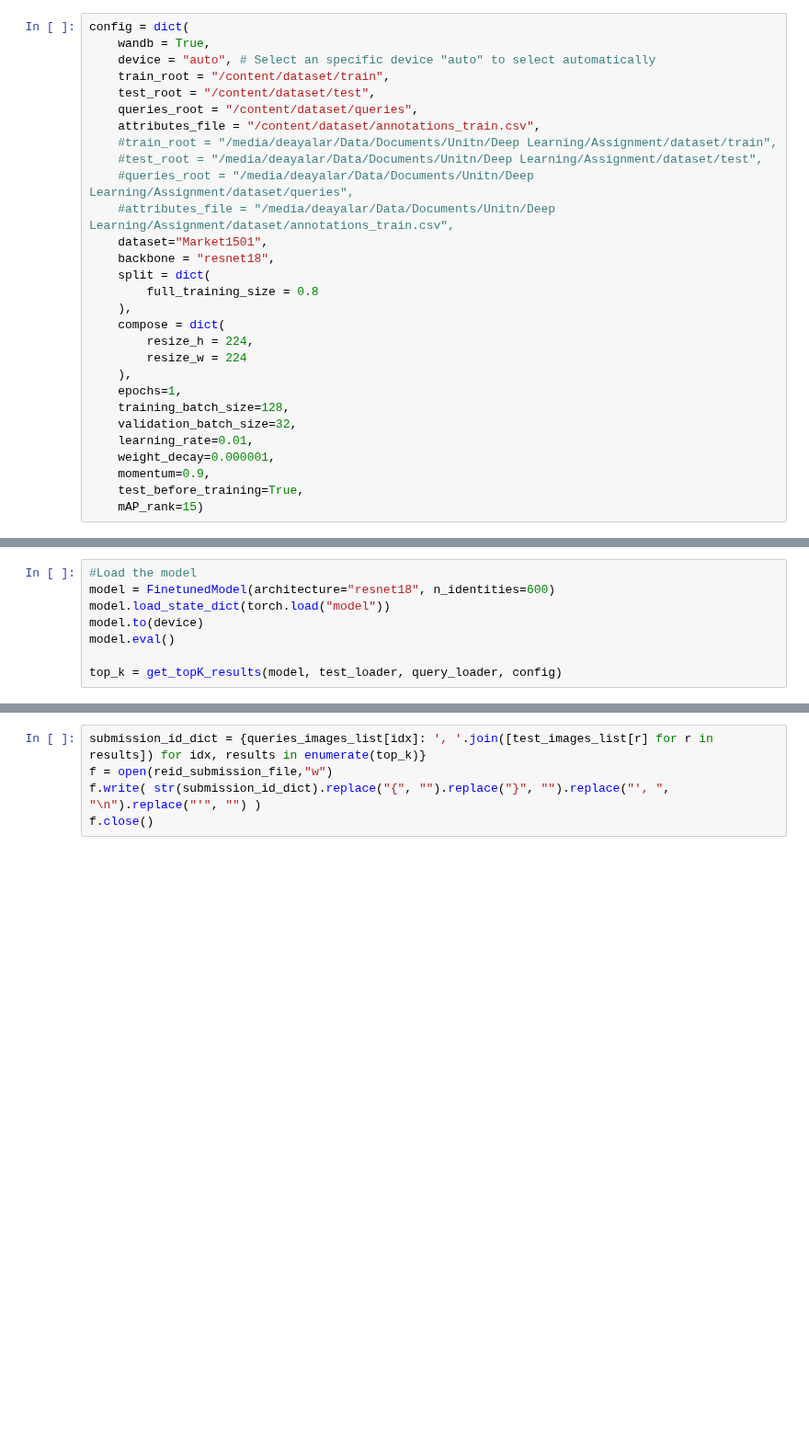
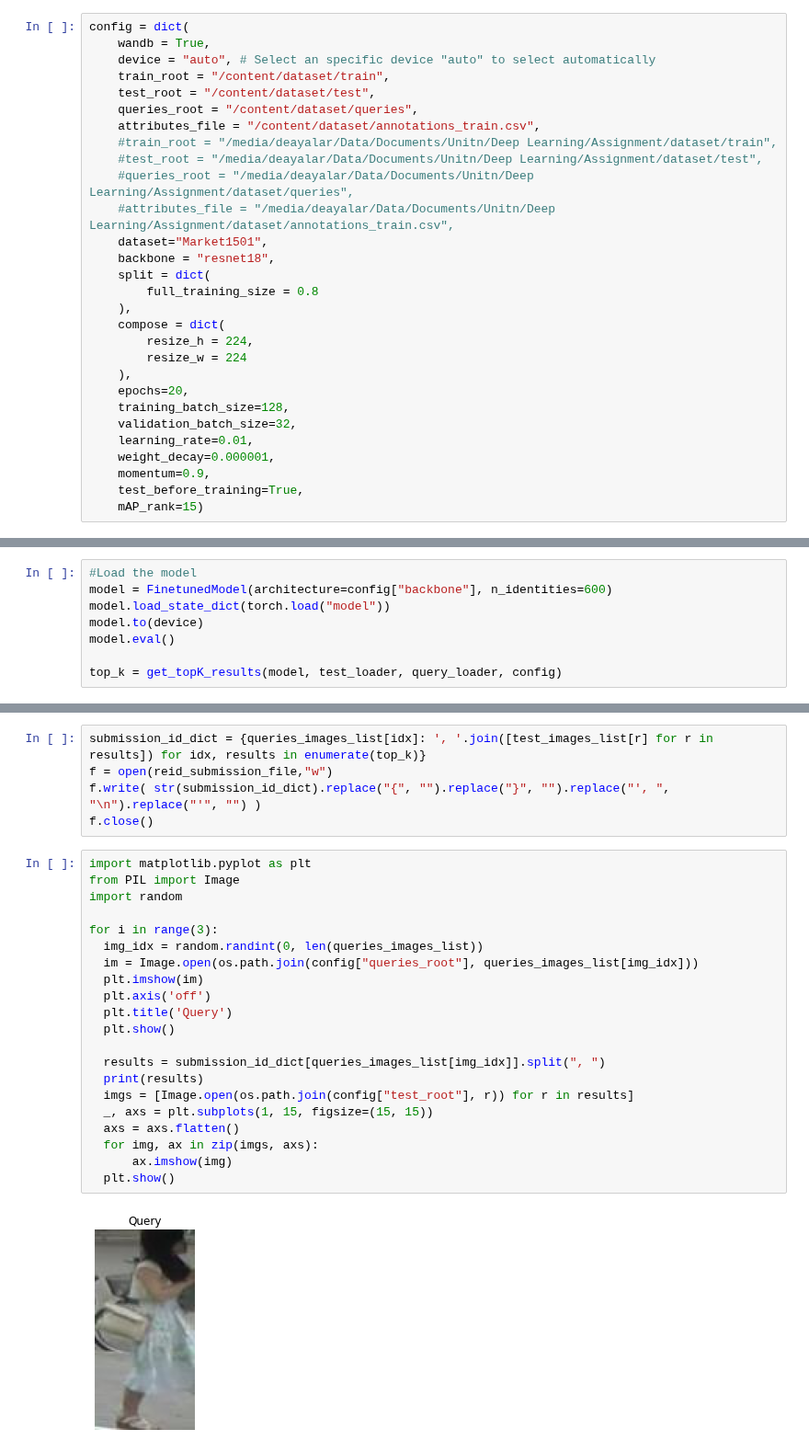
Before and after one commit to deayalar/deeplearning_unitn, a Jupyter notebook: DL_Project_wandb_embedding.ipynb, the cells around one changed output, grey strips where cells are left out. Shown at 92% size. Saved outputs shown, nothing was run; the diff lists cells and outputs as text; blank space fills up the shorter version.

Commit message:
Create submission file and some visualization of query and results

```diff
--- a/DL_Project_wandb_embedding.ipynb
+++ b/DL_Project_wandb_embedding.ipynb
@@ -75,7 +75,7 @@ config = dict(
         resize_h = 224,
         resize_w = 224
     ),
-    epochs=1,
+    epochs=20,
     training_batch_size=128,
     validation_batch_size=32,
     learning_rate=0.01,
@@ -540,7 +540,7 @@ query_loader = torch.utils.data.DataLoader(query_dataset,
 2248
 # %%
 #Load the model
-model = FinetunedModel(architecture="resnet18", n_identities=600)
+model = FinetunedModel(architecture=config["backbone"], n_identities=600)
 model.load_state_dict(torch.load("model"))
 model.to(device)
 model.eval()
@@ -559,3 +559,26 @@ submission_id_dict = {queries_images_list[idx]: ', '.join([test_images_list[r] f
 f = open(reid_submission_file,"w")
 f.write( str(submission_id_dict).replace("{", "").replace("}", "").replace("', ", "\n").replace("'", "") )
 f.close()
+# %%
+import matplotlib.pyplot as plt
+from PIL import Image
+import random
+
+for i in range(3):
+  img_idx = random.randint(0, len(queries_images_list))
+  im = Image.open(os.path.join(config["queries_root"], queries_images_list[img_idx]))
+  plt.imshow(im)
+  plt.axis('off')
+  plt.title('Query')
+  plt.show()
+
+  results = submission_id_dict[queries_images_list[img_idx]].split(", ")
+  print(results)
+  imgs = [Image.open(os.path.join(config["test_root"], r)) for r in results]
+  _, axs = plt.subplots(1, 15, figsize=(15, 15))
+  axs = axs.flatten()
+  for img, ax in zip(imgs, axs):
+      ax.imshow(img)
+  plt.show()
+# %% [output]
+[figure, added]
```
Also changed, not shown: parts of 2 cells of this notebook.
